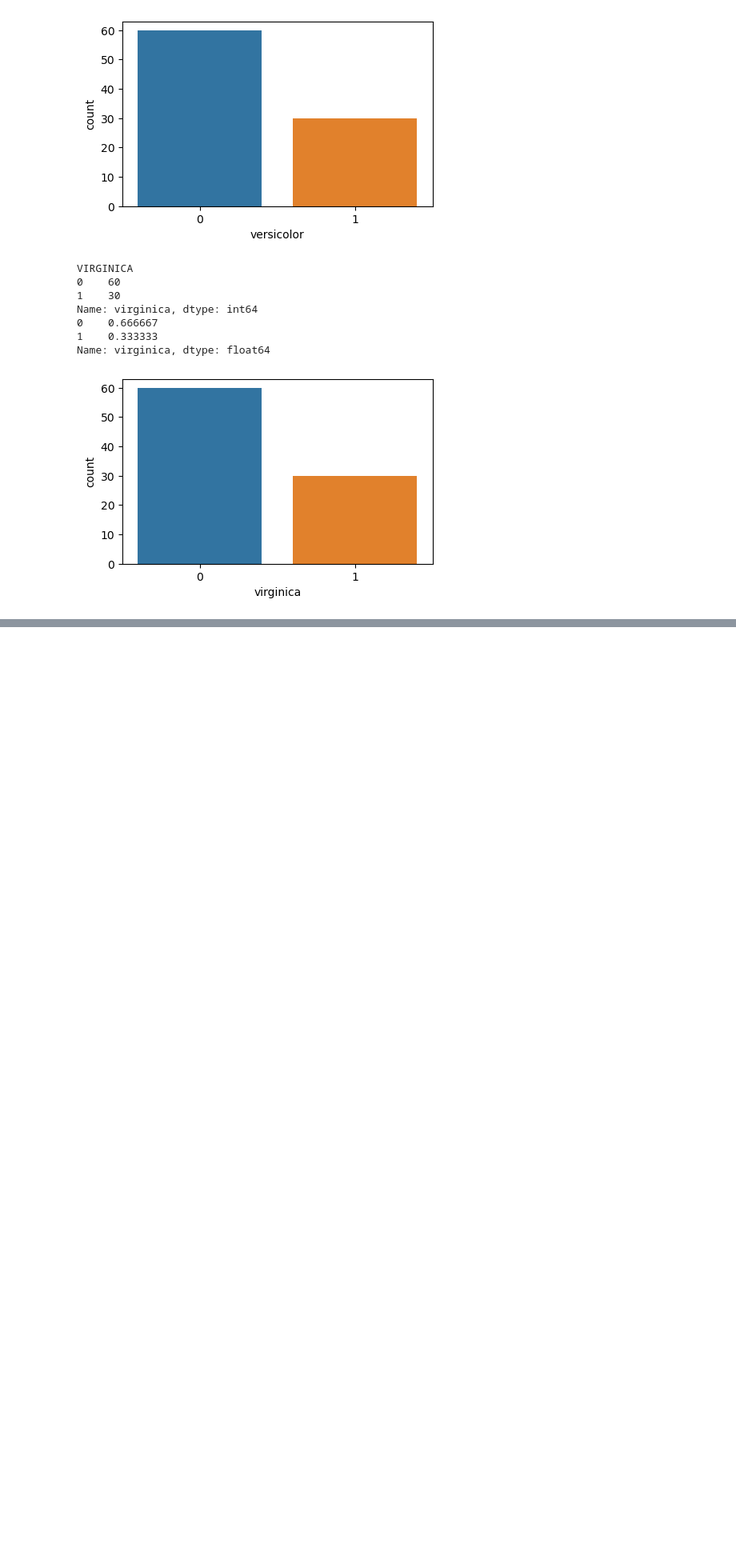
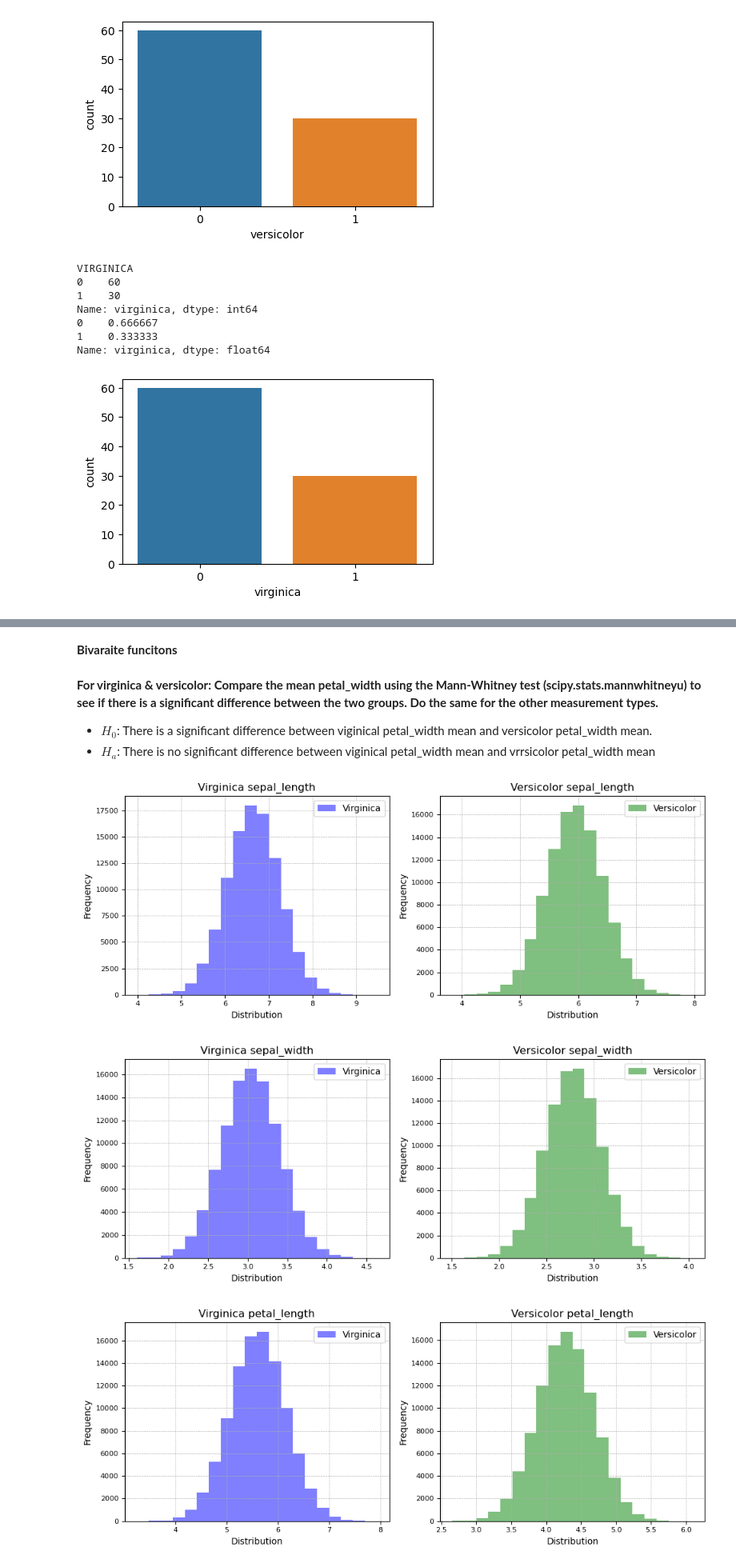
Before and after one commit to MigashaneVictoire/classification-exercises, a Jupyter notebook: classification_exercises.ipynb, the cells around one changed output, grey strips where cells are left out. Shown at 80% size. Drawn from its saved outputs; the diff is of its cells as text; code cells hidden in the pictures; blank space fills up the shorter version.

Commit message:
add bivarite test and update the explore.py file

```diff
--- a/classification_exercises.ipynb
+++ b/classification_exercises.ipynb
@@ -1760,0 +1745,2 @@ we can reject null hypothesis
+# %% [markdown]
+**Bivaraite funcitons**
@@ -1760,0 +1781,53 @@ we can reject null hypothesis
+# %% [markdown]
+**For virginica & versicolor: Compare the mean petal_width using the Mann-Whitney test (scipy.stats.mannwhitneyu) to see if there is a significant difference between the two groups. Do the same for the other measurement types.**
+
+- $H_0$: There is a significant difference between viginical petal_width mean and versicolor petal_width mean.
+- $H_a$: There is no significant difference between viginical petal_width mean and vrrsicolor petal_width mean
+# %%
+# set variable data
+virginica = train[train.species == "virginica"]
+versicolor = train[train.species == "versicolor"]
+
+# measurement columns
+measurements = train.columns[1:-3]
+
+for ele in measurements:
+    # get mean and standar deviation
+    virginica_mean, virginica_std = virginica[ele].mean(), virginica[ele].std()
+    versicolor_mean, versicolor_std = versicolor[ele].mean(), versicolor[ele].std()
+
+    # generate distributions
+    virginica_dist = stats.norm(virginica_mean,virginica_std)
+    versicolor_dist = stats.norm(versicolor_mean, versicolor_std)
+
+    # generate random variables
+    virginica_random = virginica_dist.rvs(100_000)
+    versicolor_random = versicolor_dist.rvs(100_000)
+
+    # list the current iter cols
+
+
+    # create sub-plots
+    fig, axs = plt.subplots(1, 2, figsize=(10, 4))
+    axs[0].hist(virginica_random, bins=20, alpha=0.5, color='blue', label='Virginica')
+    axs[0].set_title(f'Virginica {ele}', fontsize=12)
+    axs[0].set_xlabel('Distribution', fontsize=10)
+    axs[0].set_ylabel('Frequency', fontsize=10)
+    axs[0].tick_params(axis='both', which='major', labelsize=8)
+    axs[0].grid(True, linestyle='--', linewidth=0.5)
+    axs[0].legend()
+
+    axs[1].hist(versicolor_random, bins=20, alpha=0.5, color='green', label='Versicolor')
+    axs[1].set_title(f'Versicolor {ele}', fontsize=12)
+    axs[1].set_xlabel('Distribution', fontsize=10)
+    axs[1].set_ylabel('Frequency', fontsize=10)
+    axs[1].tick_params(axis='both', which='major', labelsize=8)
+    axs[1].grid(True, linestyle='--', linewidth=0.5)
+    axs[1].legend()
+
+    plt.tight_layout()
+    plt.show()
+# %% [output]
+[figure, added]
+[figure, added]
+[figure, added]
```
Also changed, not shown: parts of 45 cells of this notebook.
